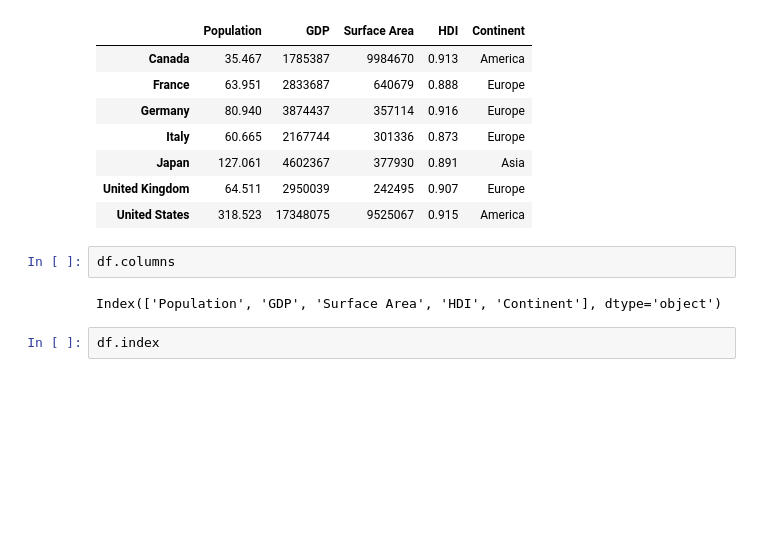
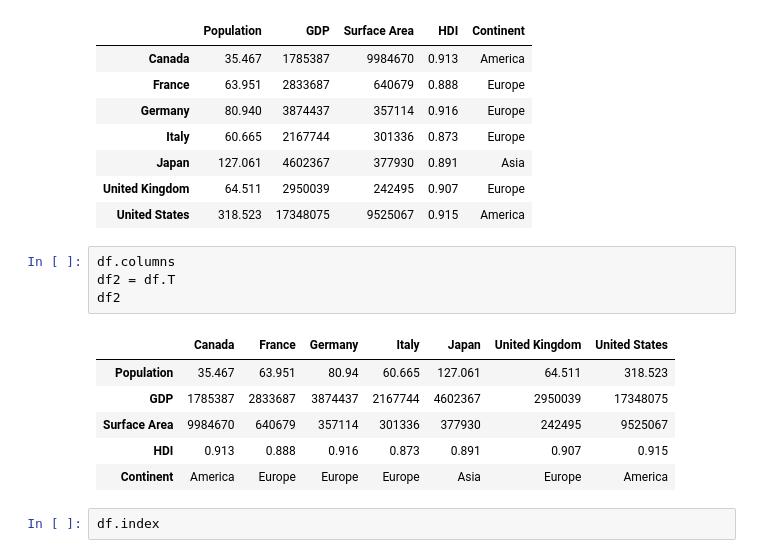
Before and after one commit to gungui98/python-datascience-course, a Jupyter notebook: week_ (4)/3 - Pandas - DataFrames.ipynb, the cells around one changed output. Cells and saved outputs as stored; diff of their text form; blank space fills up the shorter version.

```diff
--- a/week_ (4)/3 - Pandas - DataFrames.ipynb
+++ b/week_ (4)/3 - Pandas - DataFrames.ipynb
@@ -99,8 +99,15 @@ df
 | United States | 318.523 | 17348075 | 9525067 | 0.915 | America |
 # %%
 df.columns
+df2 = df.T
+df2
 # %% [output]
-Index(['Population', 'GDP', 'Surface Area', 'HDI', 'Continent'], dtype='object')
+|  | Canada | France | Germany | Italy | Japan | United Kingdom | United States |
+| Population | 35.467 | 63.951 | 80.94 | 60.665 | 127.061 | 64.511 | 318.523 |
+| GDP | 1785387 | 2833687 | 3874437 | 2167744 | 4602367 | 2950039 | 17348075 |
+| Surface Area | 9984670 | 640679 | 357114 | 301336 | 377930 | 242495 | 9525067 |
+| HDI | 0.913 | 0.888 | 0.916 | 0.873 | 0.891 | 0.907 | 0.915 |
+| Continent | America | Europe | Europe | Europe | Asia | Europe | America |
 # %%
 df.index
 # %% [output]
```
Also changed, not shown: parts of 16 cells of this notebook, 1 other file.
